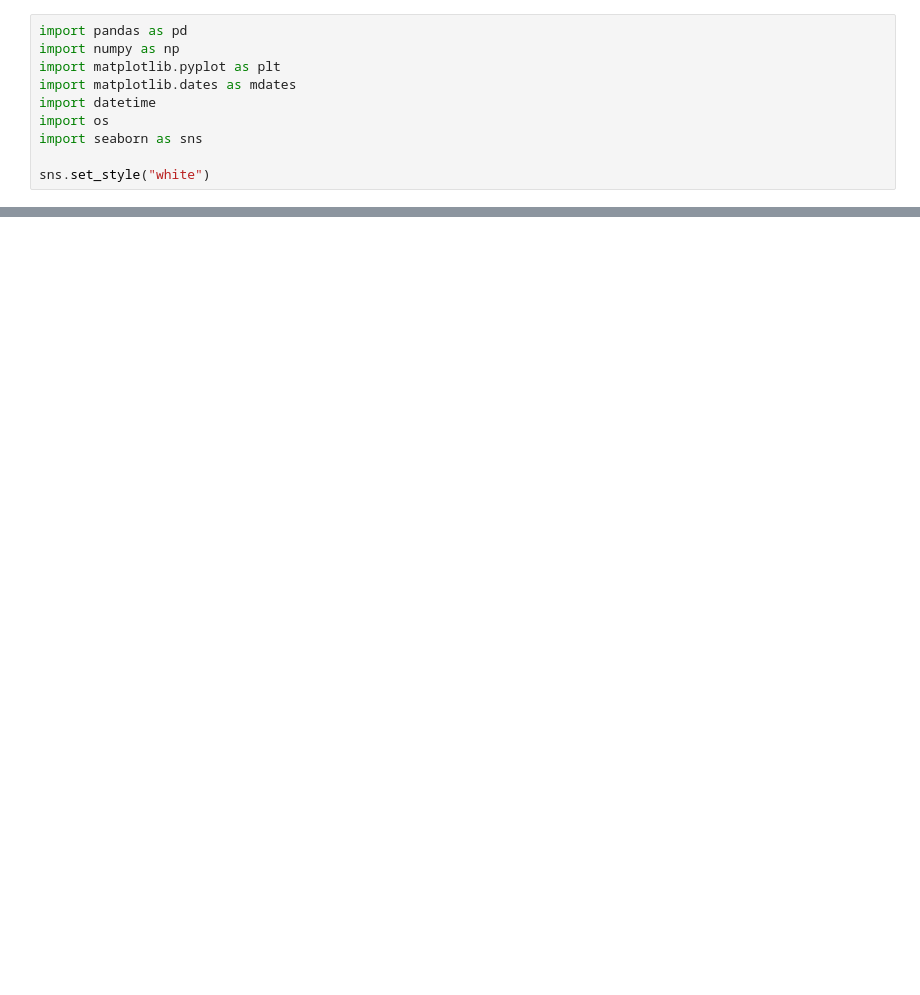
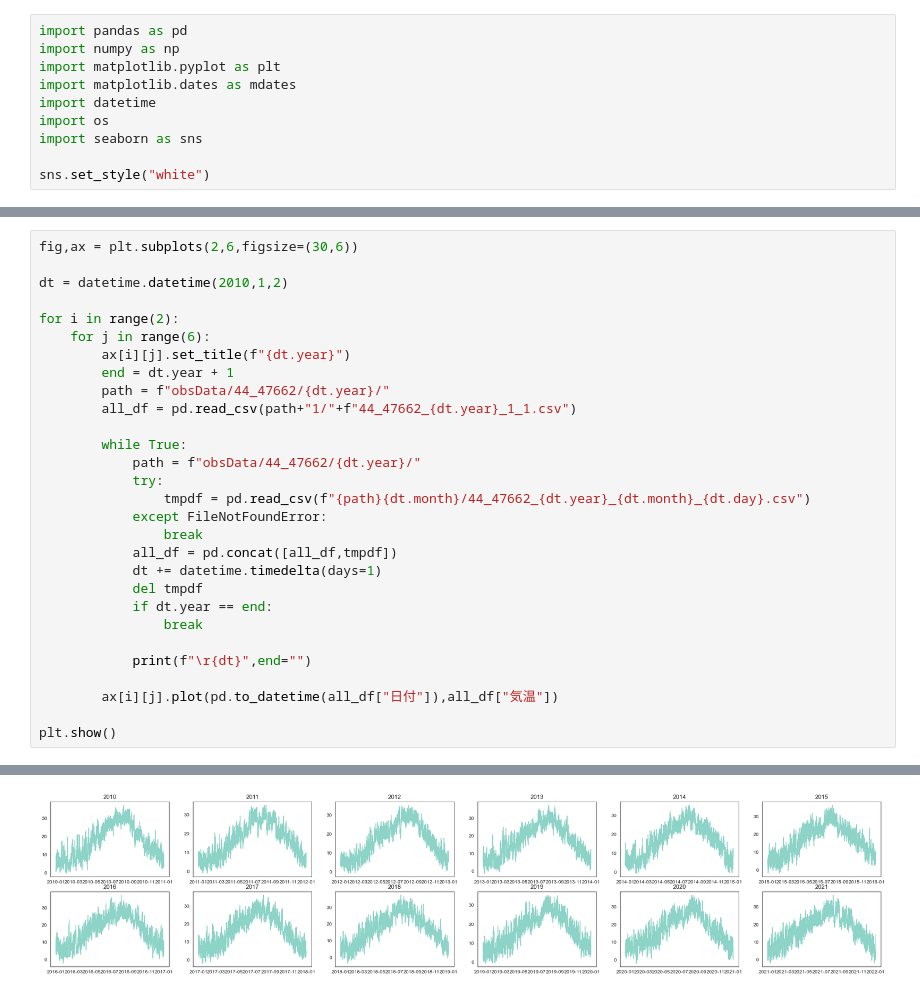
Before and after one commit to Ryo-Suzukii/ForecastCloudinJapan, a Jupyter notebook: EDA/EDA_1.ipynb, the cells around one changed output, grey strips where cells are left out. Cells and saved outputs as stored; diff of their text form; blank space fills up the shorter version.

```diff
--- a/EDA/EDA_1.ipynb
+++ b/EDA/EDA_1.ipynb
@@ -60,0 +67,30 @@ Name: 日付, Length: 743, dtype: object
+# %%
+fig,ax = plt.subplots(2,6,figsize=(30,6))
+
+dt = datetime.datetime(2010,1,2)
+
+for i in range(2):
+    for j in range(6):
+        ax[i][j].set_title(f"{dt.year}")
+        end = dt.year + 1
+        path = f"obsData/44_47662/{dt.year}/"
+        all_df = pd.read_csv(path+"1/"+f"44_47662_{dt.year}_1_1.csv")
+
+        while True:
+            path = f"obsData/44_47662/{dt.year}/"
+            try:
+                tmpdf = pd.read_csv(f"{path}{dt.month}/44_47662_{dt.year}_{dt.month}_{dt.day}.csv")
+            except FileNotFoundError:
+                break
+            all_df = pd.concat([all_df,tmpdf])
+            dt += datetime.timedelta(days=1)
+            del tmpdf
+            if dt.year == end:
+                break
+
+            print(f"\r{dt}",end="")
+
+        ax[i][j].plot(pd.to_datetime(all_df["日付"]),all_df["気温"])
+
+plt.show()
+# %% [output]
@@ -60,0 +98 @@ Name: 日付, Length: 743, dtype: object
+[figure, added]
```
Also changed, not shown: parts of 8 cells of this notebook.
